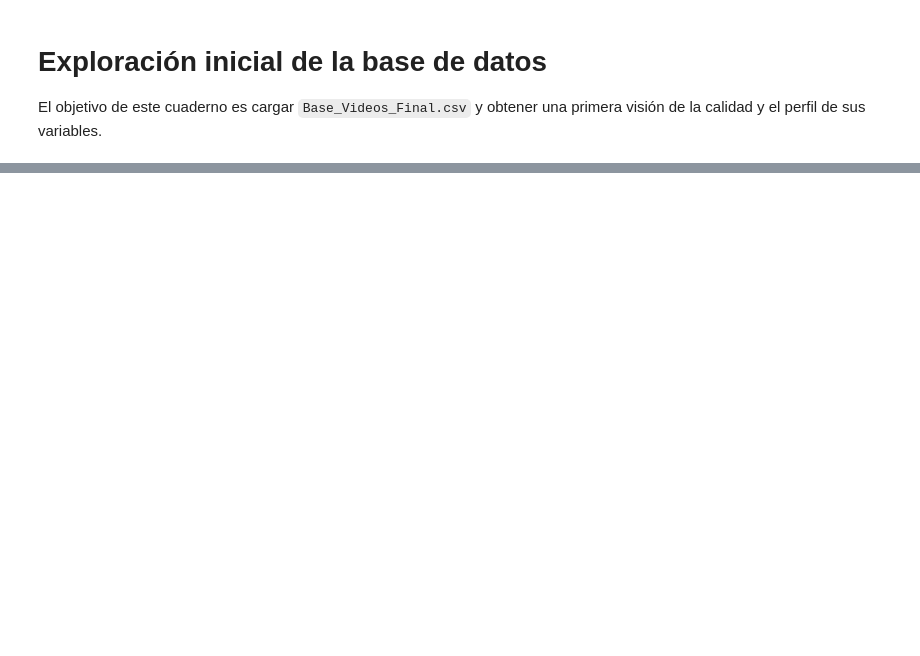
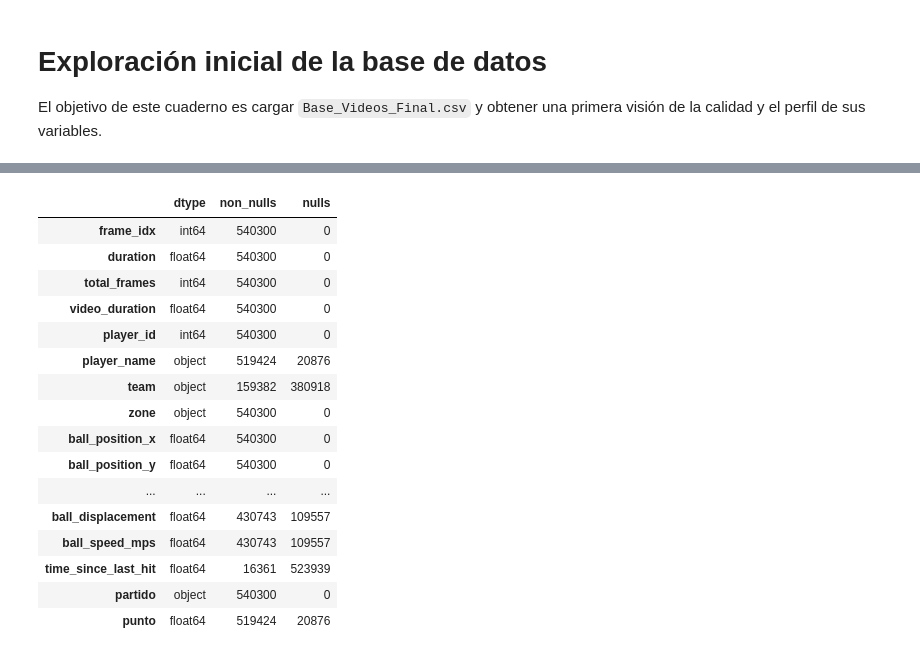
Before and after one commit to FerminEscalona/Paddle_Tournament_Predictor, a Jupyter notebook: Paddle_Predictor.ipynb, the cells around one changed output, grey strips where cells are left out. Saved outputs shown, nothing was run; the diff lists cells and outputs as text; code cells hidden in the pictures; blank space fills up the shorter version.

```diff
--- a/Paddle_Predictor.ipynb
+++ b/Paddle_Predictor.ipynb
@@ -8,3 +24,26 @@ import pandas as pdpd.set_option('display.max_columns', None)DATA_PATH = 'Base_V
 # %%
-variable_profile = (    df.dtypes.rename('dtype').to_frame()        .assign(non_nulls=df.count(),                nulls=lambda t: len(df) - t['non_nulls']))variable_profile
+variable_profile = (
+    df.dtypes.rename('dtype').to_frame()
+        .assign(non_nulls=df.count(),
+                nulls=lambda t: len(df) - t['non_nulls'])
+)
+variable_profile
+# %% [output]
+|  | dtype | non_nulls | nulls |
+| frame_idx | int64 | 540300 | 0 |
+| duration | float64 | 540300 | 0 |
+| total_frames | int64 | 540300 | 0 |
+| video_duration | float64 | 540300 | 0 |
+| player_id | int64 | 540300 | 0 |
+| player_name | object | 519424 | 20876 |
+| team | object | 159382 | 380918 |
+| zone | object | 540300 | 0 |
+| ball_position_x | float64 | 540300 | 0 |
+| ball_position_y | float64 | 540300 | 0 |
+| ... | ... | ... | ... |
+| ball_displacement | float64 | 430743 | 109557 |
+| ball_speed_mps | float64 | 430743 | 109557 |
+| time_since_last_hit | float64 | 16361 | 523939 |
+| partido | object | 540300 | 0 |
+| punto | float64 | 519424 | 20876 |
 # %% [markdown]
```
Also changed, not shown: parts of 23 cells of this notebook, 1 other file.
